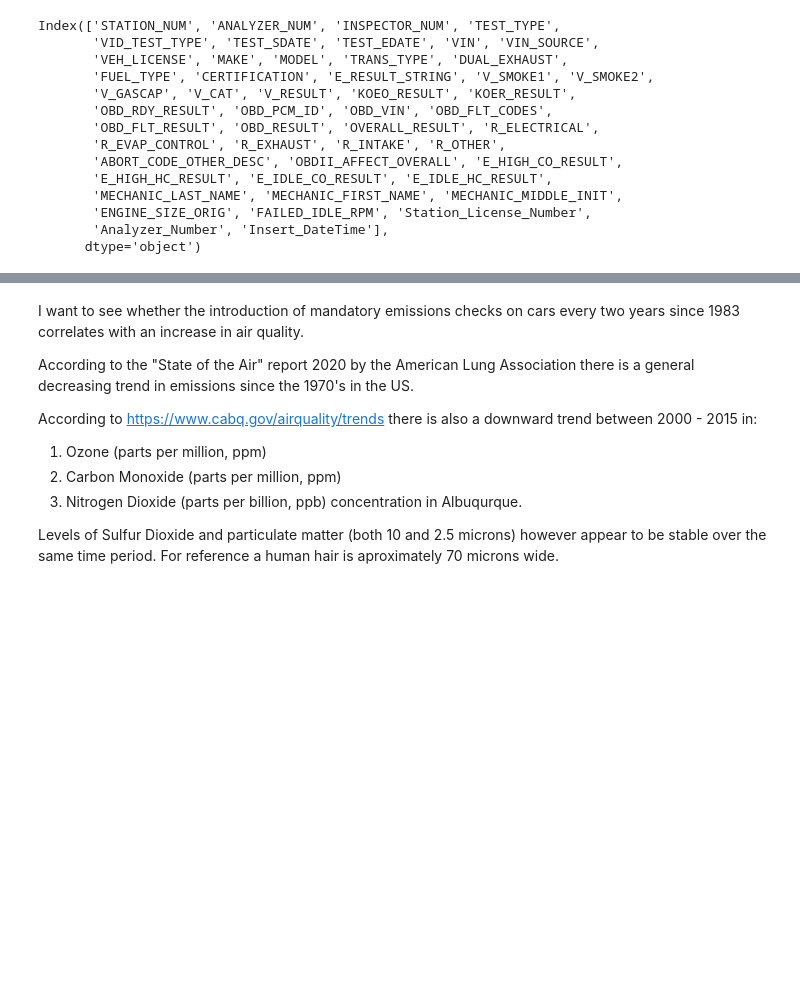
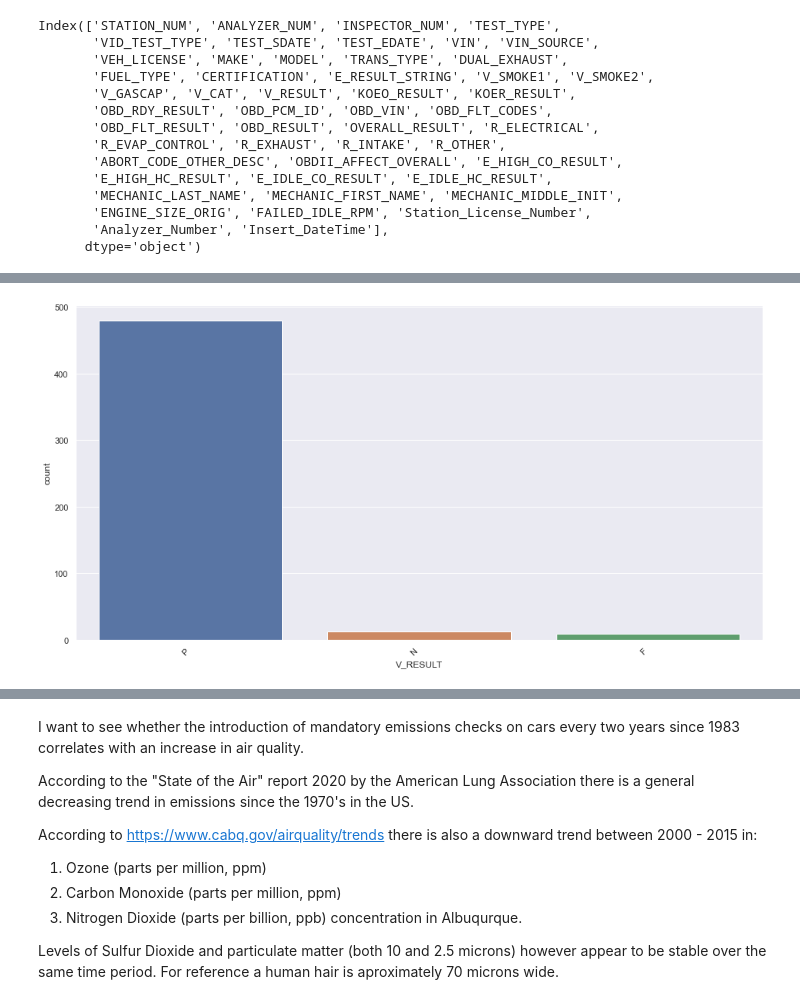
Before and after one commit to hanbo-e/wimlds_emissions, a Jupyter notebook: data_exploration_eeva.ipynb, the cells around one changed output, grey strips where cells are left out. Saved outputs shown, nothing was run; the diff lists cells and outputs as text; code cells hidden in the pictures; blank space fills up the shorter version.

```diff
--- a/data_exploration_eeva.ipynb
+++ b/data_exploration_eeva.ipynb
@@ -129,0 +152,8 @@ None #don't show label object
+# %%
+plt.figure(figsize=(16,8))
+plot_5 = sns.countplot(x=df_samp['V_RESULT'], order=df_samp['V_RESULT'].value_counts().index)
+plot_5.set_xticklabels(plot_5.get_xticklabels(), rotation=45, horizontalalignment='right')
+None #don't show label object
+#V_RESULT, Text, Overall Pass or Fail for Visual Tests (P=Pass F=Fail) 1 Char.,
+# %% [output]
+[figure, added]
```
Also changed, not shown: parts of 14 cells of this notebook.
